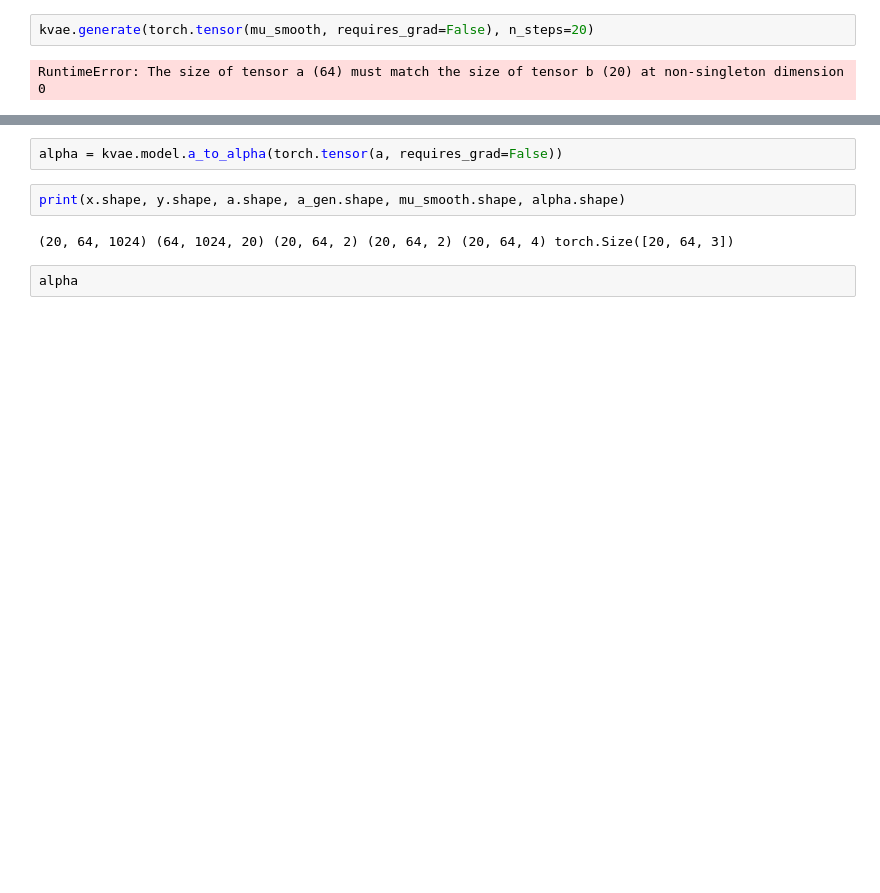
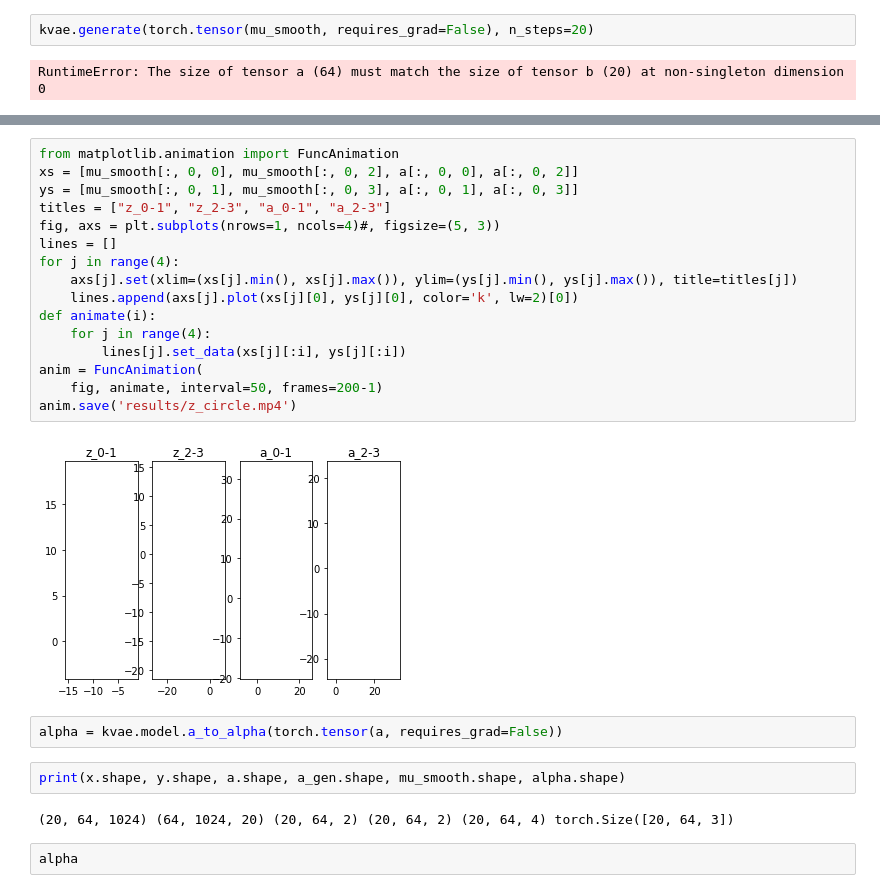
Before and after one commit to Andrewwango/dynamic_vaes, a Jupyter notebook: test.ipynb, the cells around one changed output, grey strips where cells are left out. Saved outputs shown, nothing was run; the diff lists cells and outputs as text; blank space fills up the shorter version.

```diff
--- a/test.ipynb
+++ b/test.ipynb
@@ -79,3 +75,21 @@ plt.gca().invert_yaxis()
+# %%
+from matplotlib.animation import FuncAnimation
+xs = [mu_smooth[:, 0, 0], mu_smooth[:, 0, 2], a[:, 0, 0], a[:, 0, 2]]
+ys = [mu_smooth[:, 0, 1], mu_smooth[:, 0, 3], a[:, 0, 1], a[:, 0, 3]]
+titles = ["z_0-1", "z_2-3", "a_0-1", "a_2-3"]
+fig, axs = plt.subplots(nrows=1, ncols=4)#, figsize=(5, 3))
+lines = []
+for j in range(4):
+    axs[j].set(xlim=(xs[j].min(), xs[j].max()), ylim=(ys[j].min(), ys[j].max()), title=titles[j])
+    lines.append(axs[j].plot(xs[j][0], ys[j][0], color='k', lw=2)[0])
+def animate(i):
+    for j in range(4):
+        lines[j].set_data(xs[j][:i], ys[j][:i])
+anim = FuncAnimation(
+    fig, animate, interval=50, frames=200-1)
+anim.save('results/z_circle.mp4')
+# %% [output]
+[figure, added]
 # %%
 alpha = kvae.model.a_to_alpha(torch.tensor(a, requires_grad=False))
 # %%
```
Also changed, not shown: parts of 8 cells of this notebook, 8 other files.
